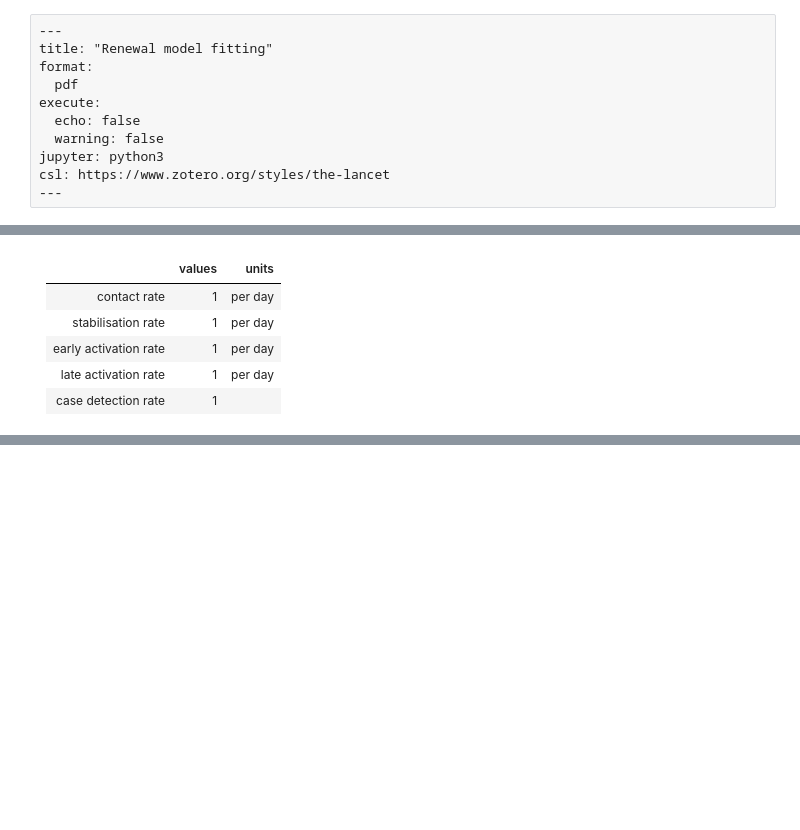
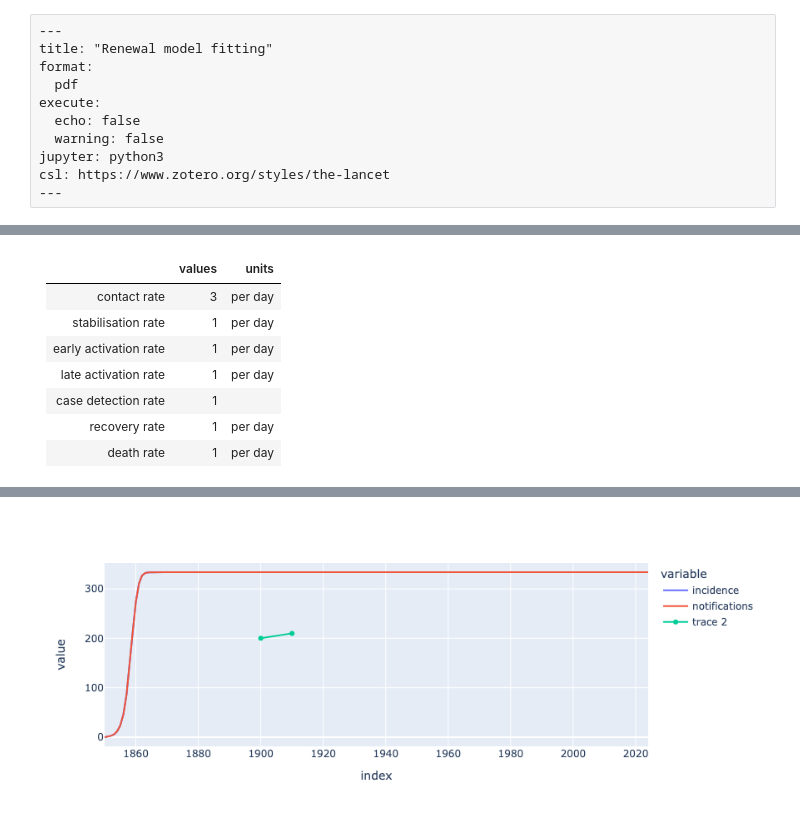
Before and after one commit to monash-emu/incubator2024, a Jupyter notebook: notebooks/indonesia_tb.ipynb, the cells around one changed output, grey strips where cells are left out. Saved outputs shown, nothing was run; the diff lists cells and outputs as text; code cells hidden in the pictures; blank space fills up the shorter version.

```diff
--- a/notebooks/indonesia_tb.ipynb
+++ b/notebooks/indonesia_tb.ipynb
@@ -22,7 +30,7 @@ model = CompartmentalModel(
     compartments=["susceptible", "early latent", "late latent", "infectious", "recovered"],
     infectious_compartments=["infectious"],
 )
-model.set_initial_population({"susceptible": 1.0, "infectious": 1.0})
+model.set_initial_population({"susceptible": 1000.0, "infectious": 1.0})
 # %%
 # Add latency structures
 latency_flows = [
@@ -37,6 +45,10 @@ for flow, source, dest in latency_flows:
 infection_origins = ["susceptible", "late latent", "recovered"]
 for origin in infection_origins:
     model.add_infection_frequency_flow(f"infection_from_{origin}", Parameter("contact rate"), origin, "early latent")
+# %%
+# Natural history flows
+model.add_transition_flow("recovery", Parameter("recovery rate"), "infectious", "recovered")
+# model.add_death_flow("TB death", Parameter("death rate"), "infectious")
 # %%
 # Track relevant outputs
 for timing in ["early", "late"]:
@@ -48,11 +60,13 @@ DerivedOutput noticiations {'request_type': 'param_func', 'func': Function: 'mul
 # %%
 # Parameters
 params = {
-    "contact rate": 1.0,
+    "contact rate": 3.0,
     "stabilisation rate": 1.0,
     "early activation rate": 1.0,
     "late activation rate": 1.0,
     "case detection rate": 1.0,
+    "recovery rate": 1.0,
+    "death rate": 1.0,
 }
 param_units = {
     "contact rate": "per day",
@@ -60,6 +74,8 @@ param_units = {
     "early activation rate": "per day",
     "late activation rate": "per day",
     "case detection rate": "",
+    "recovery rate": "per day",
+    "death rate": "per day",
 }
 fixed_param_table = pd.DataFrame({"values": params, "units": param_units})
 # %%
@@ -67,10 +83,16 @@ Markdown(fixed_param_table.to_markdown())
 # %% [output]
 |                       |   values | units   |
 |:----------------------|---------:|:--------|
-| contact rate          |        1 | per day |
+| contact rate          |        3 | per day |
 | stabilisation rate    |        1 | per day |
 | early activation rate |        1 | per day |
 | late activation rate  |        1 | per day |
 | case detection rate   |        1 |         |
+| recovery rate         |        1 | per day |
+| death rate            |        1 | per day |
 # %%
 model.run(params)
+# %%
+priors = [esp.UniformPrior("contact rate", (0.02, 0.15))]
+dummy_target = pd.Series({1900.0: 200.0, 1910.0: 210})
+targets = [est.NormalTarget("notifications", dummy_target, 20.0)]
@@ -76,0 +101,4 @@ model.run(params)
+# %%
+plot = model.get_derived_outputs_df().plot()
+plot.add_trace(go.Scatter(x=dummy_target.index, y=dummy_target))
+# %% [output]
@@ -77 +106,2 @@ model.run(params)
+[figure, added]
 # %%
```
Also changed, not shown: parts of 5 cells of this notebook.
